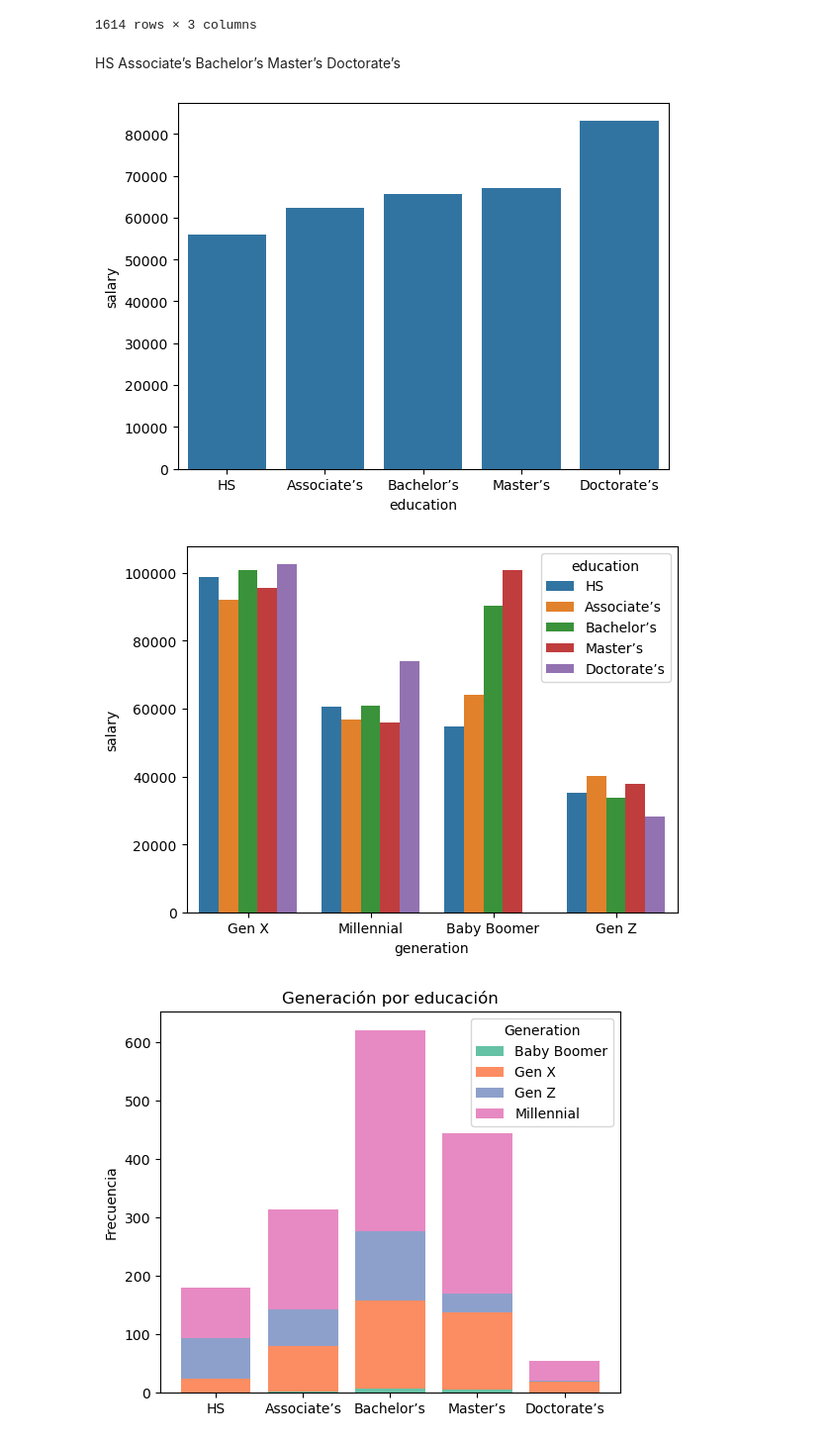
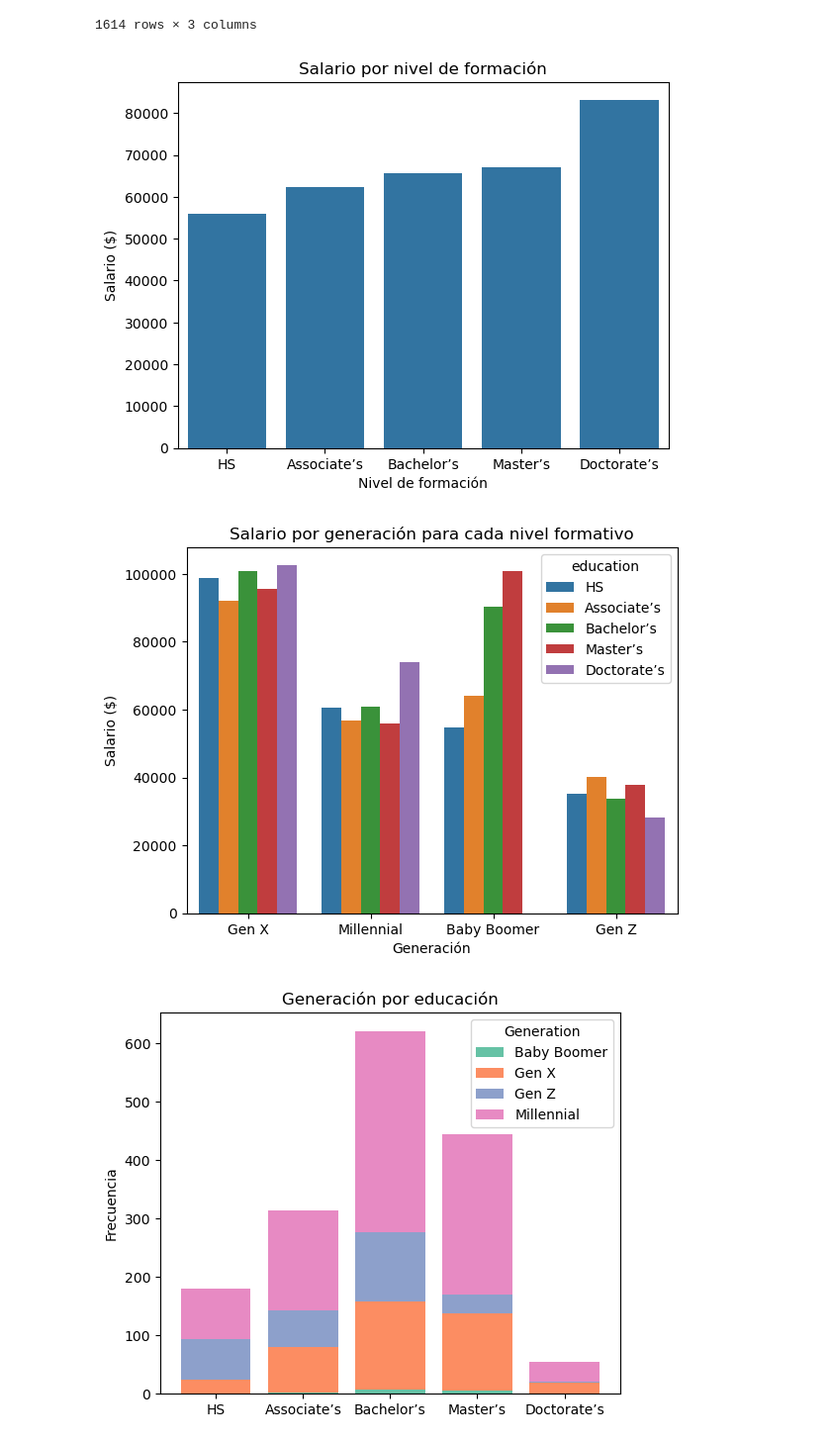
Before and after one commit to NuriaSalasVazquez/project-da-promo-49-modulo-3-team-4, a Jupyter notebook: EDA.ipynb, the cells around one changed output. Shown at 99% size. Cells and saved outputs as stored; diff of their text form; code cells hidden in the pictures.

```diff
--- a/EDA.ipynb
+++ b/EDA.ipynb
@@ -472,22 +459,24 @@ df[["salary","education","generation"]]
 | 1612 | 53914.11 | 4 | Millennial |
 | 1613 | 108450.00 | 2 | Gen X |
 1614 rows × 3 columns
-# %% [markdown]
-HS
-Associate’s
-Bachelor’s
-Master’s
-Doctorate’s
 # %%
 df["education"]=pd.cut(df["education"], bins=5, labels=["HS", "Associate’s","Bachelor’s","Master’s","Doctorate’s"])
 # %%
-sns.barplot(x="education",y= clean_salary,data=df,errorbar=None);
+sns.barplot(x="education",y= clean_salary,data=df,errorbar=None)
+
+plt.title('Salario por nivel de formación')
+plt.xlabel('Nivel de formación')
+plt.ylabel('Salario ($)'); # Salario por puesto
 # %% [output]
-[figure, old version]
+[figure, new version]
 # %%
-sns.barplot(x="generation",y= clean_salary, hue="education",data=df,errorbar=None);
+sns.barplot(x="generation",y= clean_salary, hue="education",data=df,errorbar=None)
+
+plt.title('Salario por generación para cada nivel formativo')
+plt.xlabel('Generación')
+plt.ylabel('Salario ($)');
 # %% [output]
-[figure, old version]
+[figure, new version]
 # %%
 # Contar las ocurrencias de las combinaciones de 'categoria' y 'subcategoria'
 count_data = pd.crosstab(df['education'], df['generation'])
```
Also changed, not shown: parts of 43 cells of this notebook.
